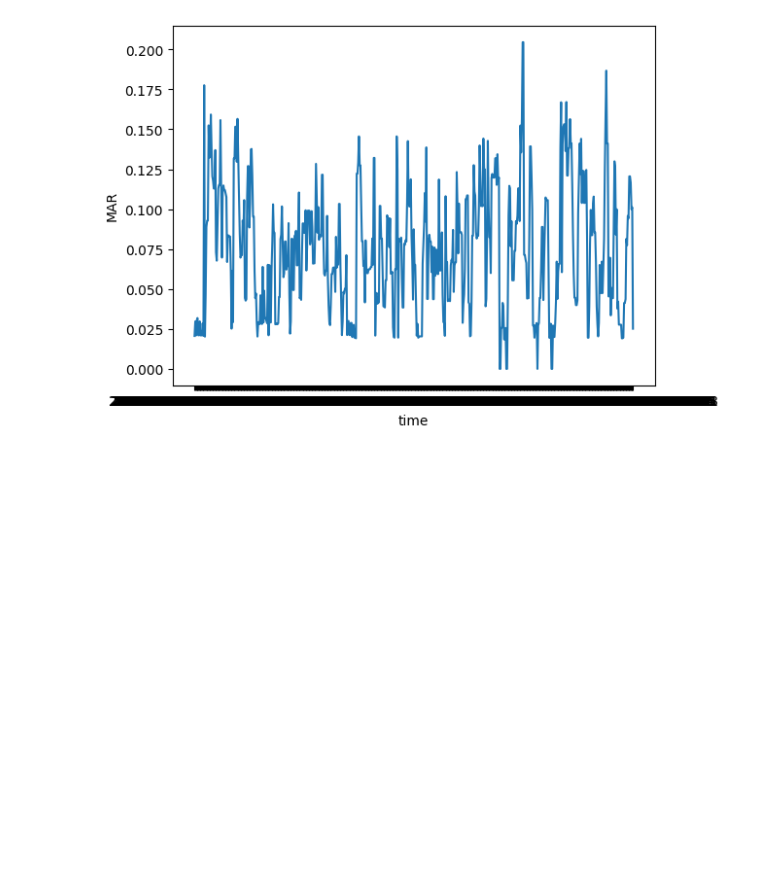
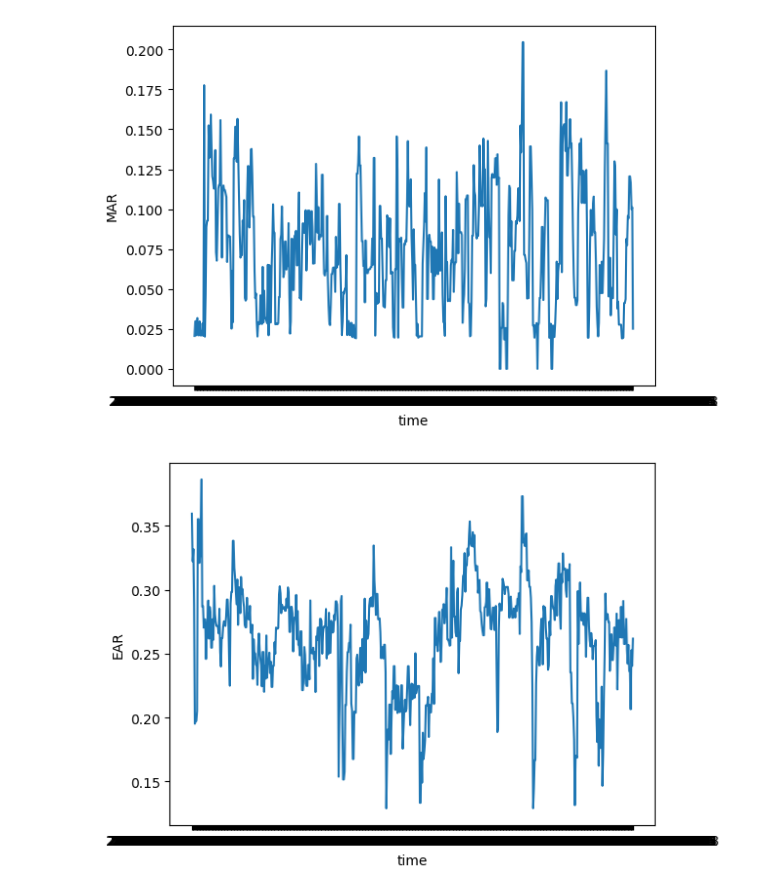
Before and after one commit to lucastrubiano/PFE_Mecatronica_Guarise_Trubiano, a Jupyter notebook: pruebas/pandas_cluster_features.ipynb, the cells around one changed output. Drawn from its saved outputs; the diff is of its cells as text; code cells hidden in the pictures; blank space fills up the shorter version.

```diff
--- a/pruebas/pandas_cluster_features.ipynb
+++ b/pruebas/pandas_cluster_features.ipynb
@@ -73,9 +81,15 @@ plt.legend()
 # %%
-# Plot MAR vs time for "hablando" category
+# Plot MAR and EAR vs time for "hablando" category
 plt.plot(df[df['category'] == 'hablando']['timestamp'], df[df['category'] == 'hablando']['mar'])
 plt.xlabel('time')
 plt.ylabel('MAR')
 plt.show()
+
+plt.plot(df[df['category'] == 'hablando']['timestamp'], df[df['category'] == 'hablando']['ear'])
+plt.xlabel('time')
+plt.ylabel('EAR')
+plt.show()
 # %% [output]
 [figure]
+[figure, added]
 # %%
```
Also changed, not shown: parts of 6 cells of this notebook, 1 other file.
